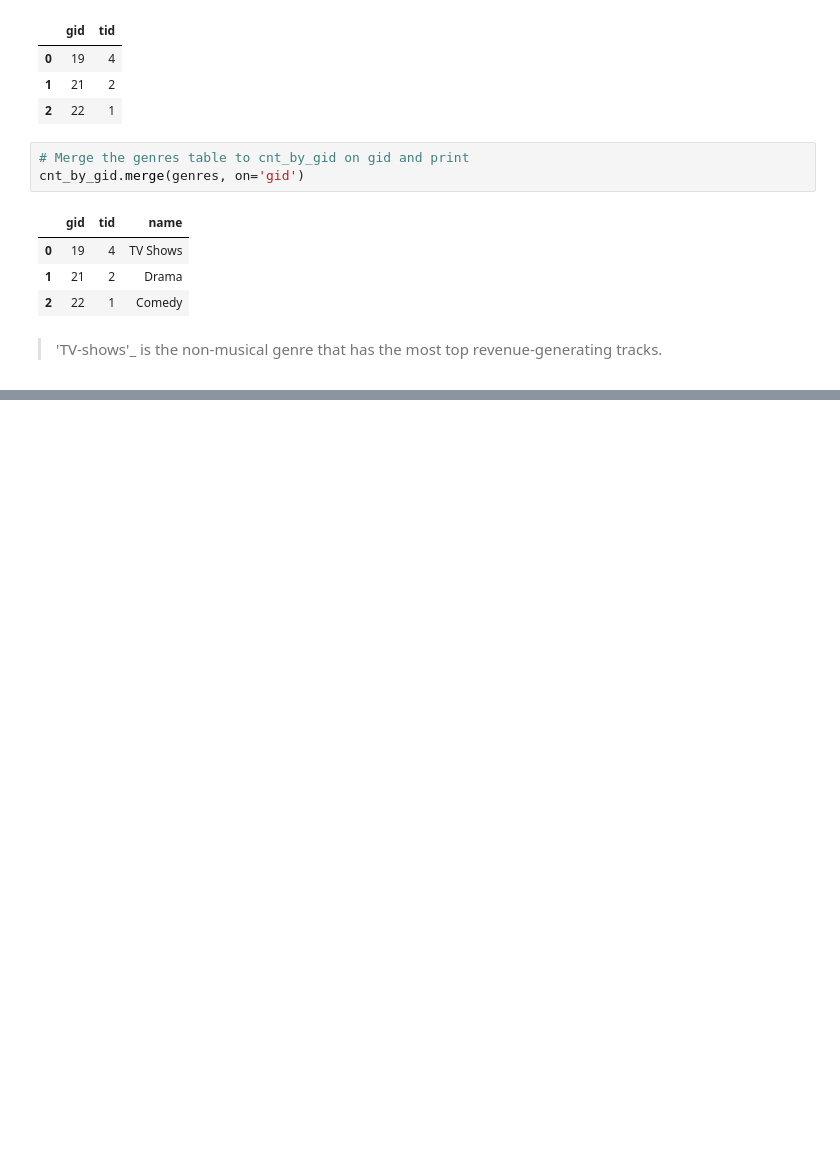
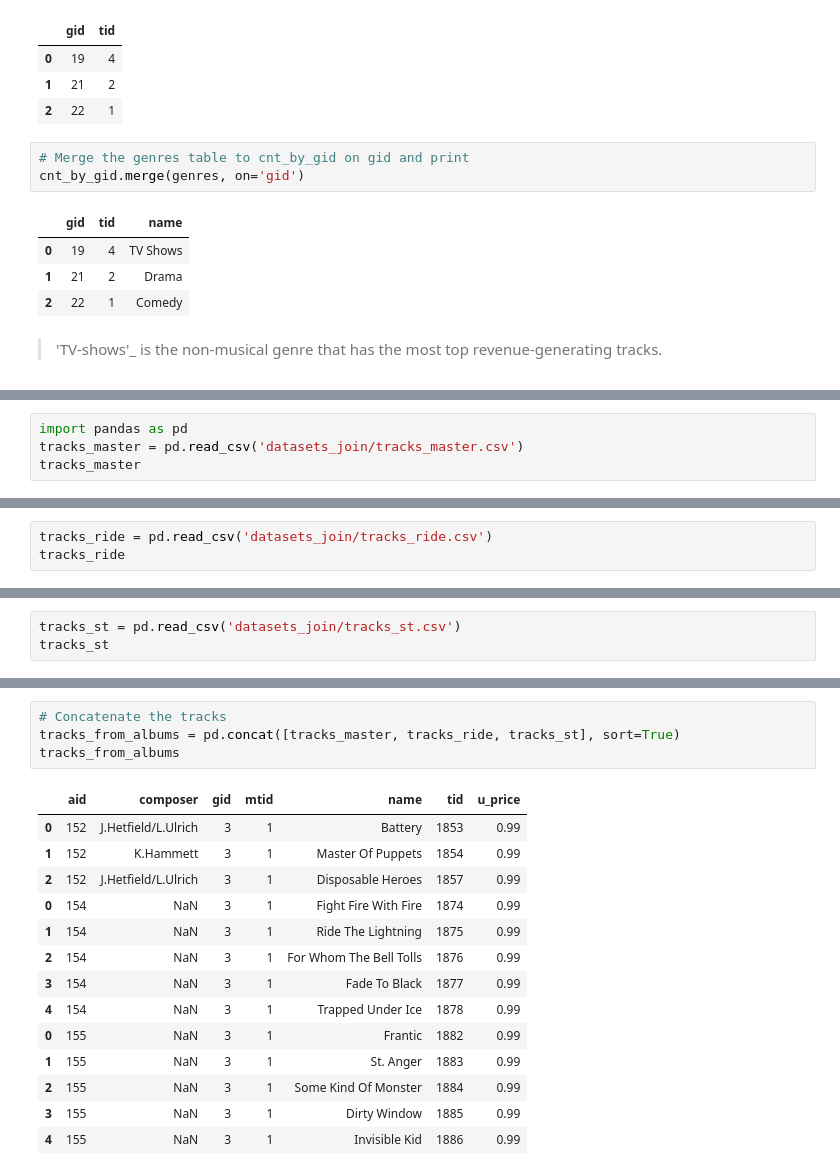
Before and after one commit to aziscript/Python-for-data-analysis, a Jupyter notebook: 04_joining_data_with_pd.ipynb, the cells around one changed output, grey strips where cells are left out. Drawn from its saved outputs; the diff is of its cells as text; blank space fills up the shorter version.

```diff
--- a/04_joining_data_with_pd.ipynb
+++ b/04_joining_data_with_pd.ipynb
@@ -945,0 +952,4 @@ cnt_by_gid.merge(genres, on='gid')
+# %%
+import pandas as pd
+tracks_master = pd.read_csv('datasets_join/tracks_master.csv')
+tracks_master
@@ -945,0 +961,3 @@ cnt_by_gid.merge(genres, on='gid')
+# %%
+tracks_ride = pd.read_csv('datasets_join/tracks_ride.csv')
+tracks_ride
@@ -945,0 +971,3 @@ cnt_by_gid.merge(genres, on='gid')
+# %%
+tracks_st = pd.read_csv('datasets_join/tracks_st.csv')
+tracks_st
@@ -945,0 +981,19 @@ cnt_by_gid.merge(genres, on='gid')
+# %%
+# Concatenate the tracks
+tracks_from_albums = pd.concat([tracks_master, tracks_ride, tracks_st], sort=True)
+tracks_from_albums
+# %% [output]
+|  | aid | composer | gid | mtid | name | tid | u_price |
+| 0 | 152 | J.Hetfield/L.Ulrich | 3 | 1 | Battery | 1853 | 0.99 |
+| 1 | 152 | K.Hammett | 3 | 1 | Master Of Puppets | 1854 | 0.99 |
+| 2 | 152 | J.Hetfield/L.Ulrich | 3 | 1 | Disposable Heroes | 1857 | 0.99 |
+| 0 | 154 | NaN | 3 | 1 | Fight Fire With Fire | 1874 | 0.99 |
+| 1 | 154 | NaN | 3 | 1 | Ride The Lightning | 1875 | 0.99 |
+| 2 | 154 | NaN | 3 | 1 | For Whom The Bell Tolls | 1876 | 0.99 |
+| 3 | 154 | NaN | 3 | 1 | Fade To Black | 1877 | 0.99 |
+| 4 | 154 | NaN | 3 | 1 | Trapped Under Ice | 1878 | 0.99 |
+| 0 | 155 | NaN | 3 | 1 | Frantic | 1882 | 0.99 |
+| 1 | 155 | NaN | 3 | 1 | St. Anger | 1883 | 0.99 |
+| 2 | 155 | NaN | 3 | 1 | Some Kind Of Monster | 1884 | 0.99 |
+| 3 | 155 | NaN | 3 | 1 | Dirty Window | 1885 | 0.99 |
+| 4 | 155 | NaN | 3 | 1 | Invisible Kid | 1886 | 0.99 |
```
Also changed, not shown: parts of 24 cells of this notebook, 13 other files.
